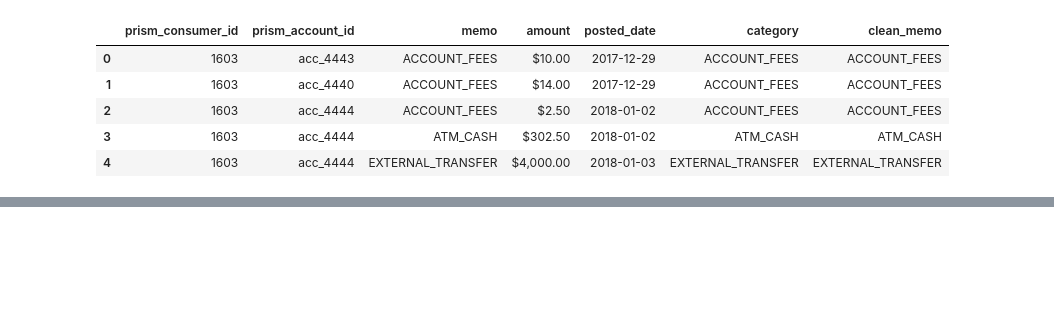
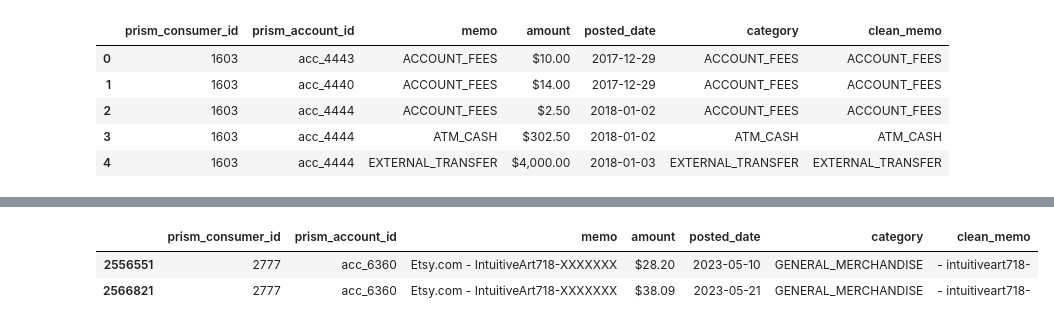
Before and after one commit to danielrmathew/prism-data-credit, a Jupyter notebook: Aman's.ipynb, the cells around one changed output, grey strips where cells are left out. Drawn from its saved outputs; the diff is of its cells as text; code cells hidden in the pictures; blank space fills up the shorter version.

Commit message:
updated cleaning memos

```diff
--- a/Aman's.ipynb
+++ b/Aman's.ipynb
@@ -517,7 +517,9 @@ def clean_memo(memo):
     memo = re.sub(r'^#\w{6,}', '', memo) # remove the leadings X's (ex. #XXXX)
     memo = re.sub(r'\*\w{5,}', '', memo) # remove the leading alphanumeric ids
     memo = re.sub(r'\b\w*(www\.|\.com)\w*\b', '', memo) # removing any links or urls
-    memo = re.sub(r'#\w+.*$', '', memo) # removes the trailing X's
+    memo = re.sub(r'(#|xxx).*$', '', memo) # removes the trailing X's
+
+    memo = re.sub(r'[0-9]{2}((-|/)[0-9]{2,4}){1,2}', '', memo) # remove dates
 
     memo = re.sub(r'[^\w\s-]', ' ', memo)  # replace special characters with single space
     memo = re.sub(r'([a-z]+)\s{0,1}-\s{0,1}([a-z]+)', r'\1\2', memo) # replace '-' w/ ''
@@ -551,6 +553,6 @@ walmart.clean_memo.unique(), (walmart.clean_memo == 'walmart').sum()
 # %%
 def clean_memo_pt2(memo):
-    merchant_map = {'wal walmart': 'walmart', 'walmart walmart': 'walmart'}
+    merchant_map = {'wal walmart': 'walmart', 'walmart walmart': 'walmart', 'wal mart': 'walmart'}
 
     if memo in merchant_map: return merchant_map[memo]
     return memo
@@ -579,3 +581,9 @@ inspect = outflows.clean_memo.unique()
 
 f.write(',\n'.join([str(x) for x in sorted(inspect)]))
 f.close()
+# %%
+outflows[outflows.memo.str.lower().str.contains('intuitive')]
+# %% [output]
+|  | prism_consumer_id | prism_account_id | memo | amount | posted_date | category | clean_memo |
+| 2556551 | 2777 | acc_6360 | Etsy.com - IntuitiveArt718-XXXXXXX | $28.20 | 2023-05-10 | GENERAL_MERCHANDISE | - intuitiveart718- |
+| 2566821 | 2777 | acc_6360 | Etsy.com - IntuitiveArt718-XXXXXXX | $38.09 | 2023-05-21 | GENERAL_MERCHANDISE | - intuitiveart718- |
```
Also changed, not shown: parts of 3 cells of this notebook, 2 other files.
